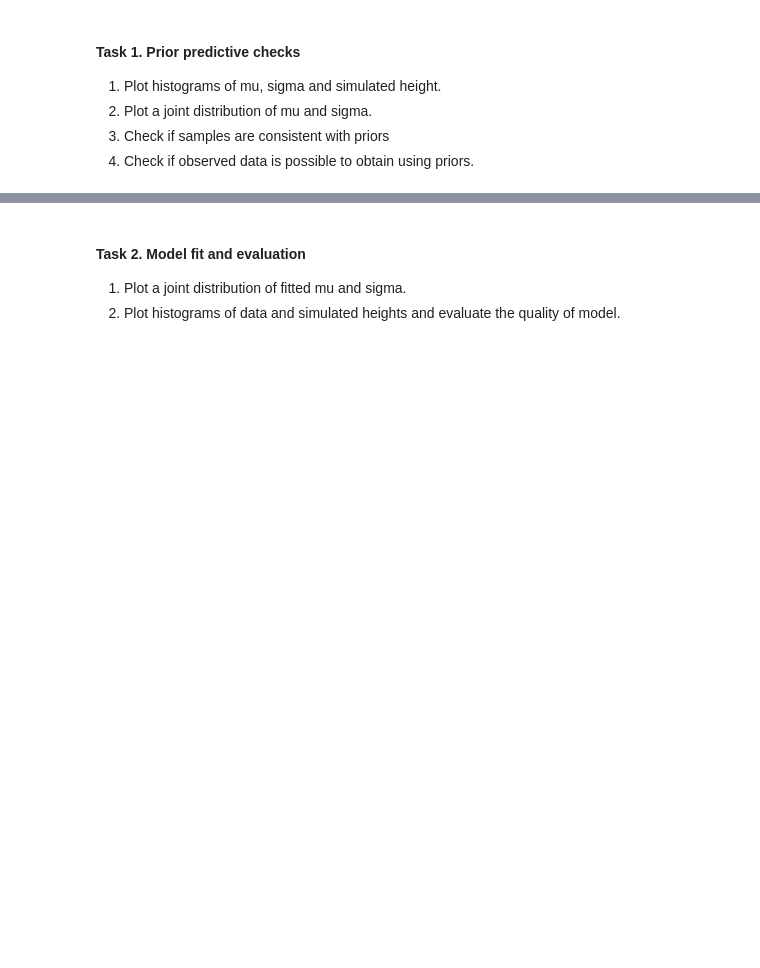
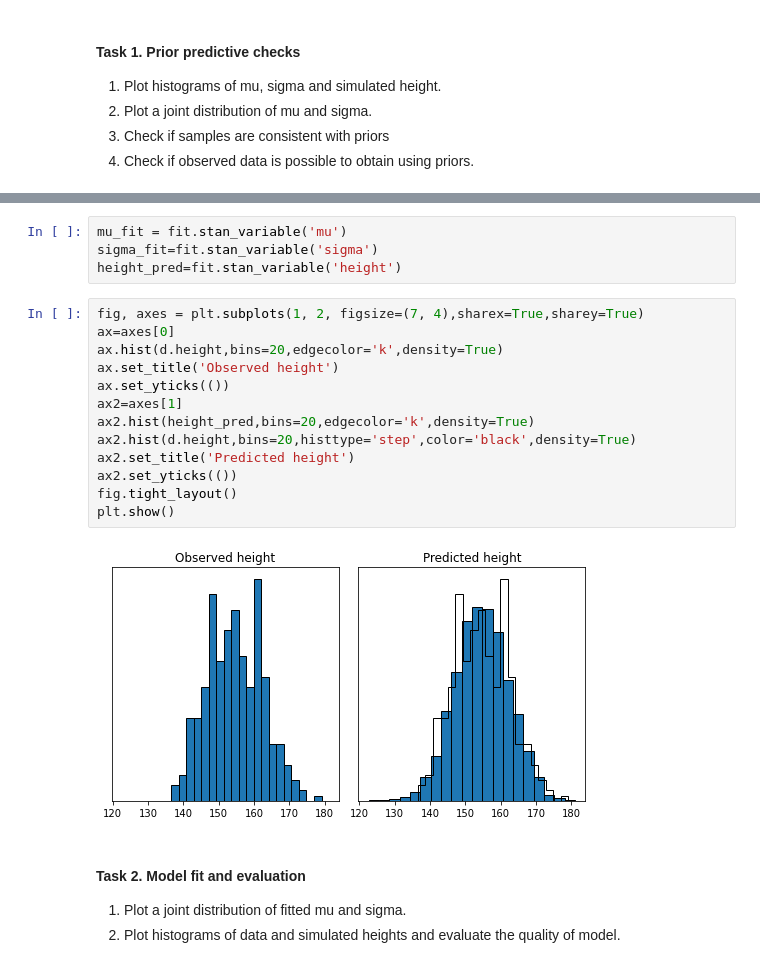
Before and after one commit to eskowio/AGH_Data_Analytics, a Jupyter notebook: Lab4/lab4.ipynb, the cells around one changed output, grey strips where cells are left out. Drawn from its saved outputs; the diff is of its cells as text; blank space fills up the shorter version.

```diff
--- a/Lab4/lab4.ipynb
+++ b/Lab4/lab4.ipynb
@@ -56,3 +93,22 @@ fit=model_1_fit.sample(data=dict(N=len(d),
+# %%
+mu_fit = fit.stan_variable('mu')
+sigma_fit=fit.stan_variable('sigma')
+height_pred=fit.stan_variable('height')
+# %%
+fig, axes = plt.subplots(1, 2, figsize=(7, 4),sharex=True,sharey=True)
+ax=axes[0]
+ax.hist(d.height,bins=20,edgecolor='k',density=True)
+ax.set_title('Observed height')
+ax.set_yticks(())
+ax2=axes[1]
+ax2.hist(height_pred,bins=20,edgecolor='k',density=True)
+ax2.hist(d.height,bins=20,histtype='step',color='black',density=True)
+ax2.set_title('Predicted height')
+ax2.set_yticks(())
+fig.tight_layout()
+plt.show()
+# %% [output]
+[figure, added]
 # %% [markdown]
 #### Task 2. Model fit and evaluation
 
```
Also changed, not shown: parts of 16 cells of this notebook, 1 other file.
